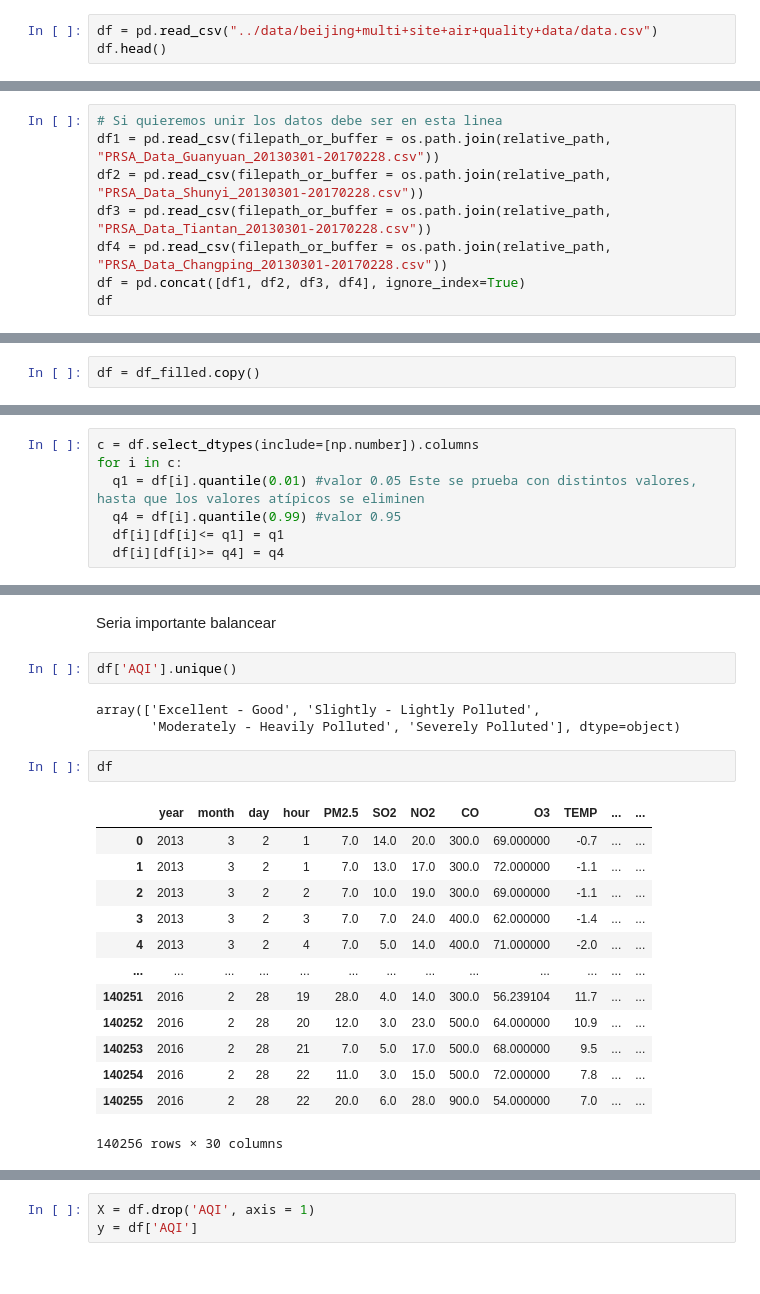
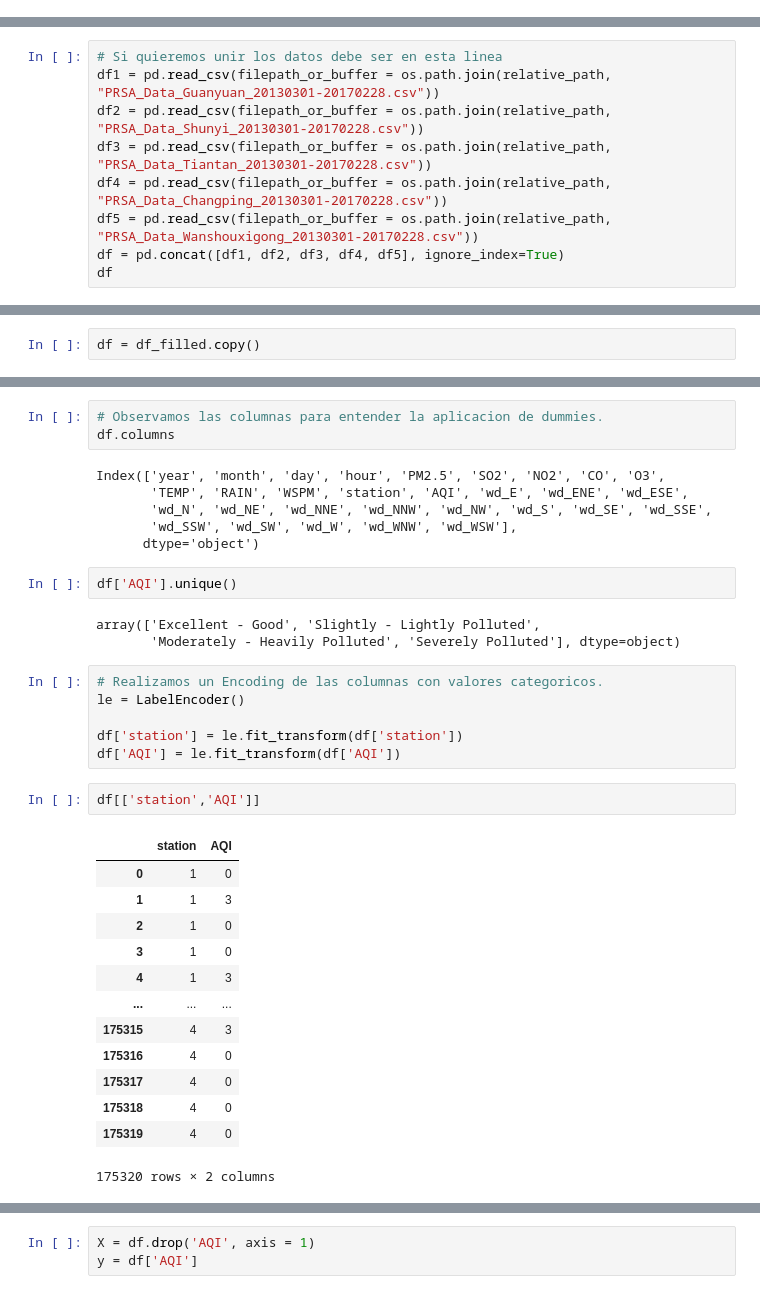
Before and after one commit to Afkerian/Beijing-Multi-Site-Air-Quality-Data-Data-Set, a Jupyter notebook: notebooks/analytics_ML_training.ipynb, the cells around one changed output, grey strips where cells are left out. Drawn from its saved outputs; the diff is of its cells as text.

```diff
--- a/notebooks/analytics_ML_training.ipynb
+++ b/notebooks/analytics_ML_training.ipynb
@@ -15,6 +46,3 @@ PRSA2017_Data_20130301-20170228.zip
 PRSA_Data_20130301-20170228/
 data.csv*
 test.csv*
-# %%
-df = pd.read_csv("../data/beijing+multi+site+air+quality+data/data.csv")
-df.head()
@@ -146,7 +149,8 @@ df1 = pd.read_csv(filepath_or_buffer = os.path.join(relative_path, "PRSA_Data_Gu
 df2 = pd.read_csv(filepath_or_buffer = os.path.join(relative_path, "PRSA_Data_Shunyi_20130301-20170228.csv"))
 df3 = pd.read_csv(filepath_or_buffer = os.path.join(relative_path, "PRSA_Data_Tiantan_20130301-20170228.csv"))
 df4 = pd.read_csv(filepath_or_buffer = os.path.join(relative_path, "PRSA_Data_Changping_20130301-20170228.csv"))
-df = pd.concat([df1, df2, df3, df4], ignore_index=True)
+df5 = pd.read_csv(filepath_or_buffer = os.path.join(relative_path, "PRSA_Data_Wanshouxigong_20130301-20170228.csv"))
+df = pd.concat([df1, df2, df3, df4, df5], ignore_index=True)
 df
 # %% [output]
 |  | No | year | month | day | hour | PM2.5 | PM10 | SO2 | NO2 | CO | O3 | ... |
@@ -475,7 +375,0 @@ plt.show()
-# %%
-c = df.select_dtypes(include=[np.number]).columns
-for i in c:
-  q1 = df[i].quantile(0.01) #valor 0.05 Este se prueba con distintos valores, hasta que los valores atípicos se eliminen
-  q4 = df[i].quantile(0.99) #valor 0.95
-  df[i][df[i]<= q1] = q1
-  df[i][df[i]>= q4] = q4
@@ -532,23 +376,36 @@ Name: count, dtype: int64
-# %% [markdown]
-Seria importante balancear
+# %%
+# Observamos las columnas para entender la aplicacion de dummies.
+df.columns
+# %% [output]
+Index(['year', 'month', 'day', 'hour', 'PM2.5', 'SO2', 'NO2', 'CO', 'O3',
+       'TEMP', 'RAIN', 'WSPM', 'station', 'AQI', 'wd_E', 'wd_ENE', 'wd_ESE',
+       'wd_N', 'wd_NE', 'wd_NNE', 'wd_NNW', 'wd_NW', 'wd_S', 'wd_SE', 'wd_SSE',
+       'wd_SSW', 'wd_SW', 'wd_W', 'wd_WNW', 'wd_WSW'],
+      dtype='object')
 # %%
 df['AQI'].unique()
 # %% [output]
 array(['Excellent - Good', 'Slightly - Lightly Polluted',
        'Moderately - Heavily Polluted', 'Severely Polluted'], dtype=object)
+# %%
+# Realizamos un Encoding de las columnas con valores categoricos.
+le = LabelEncoder()
+
+df['station'] = le.fit_transform(df['station'])
+df['AQI'] = le.fit_transform(df['AQI'])
 # %%
-df
+df[['station','AQI']]
 # %% [output]
-|  | year | month | day | hour | PM2.5 | SO2 | NO2 | CO | O3 | TEMP | ... | ... |
-| 0 | 2013 | 3 | 2 | 1 | 7.0 | 14.0 | 20.0 | 300.0 | 69.000000 | -0.7 | ... | ... |
-| 1 | 2013 | 3 | 2 | 1 | 7.0 | 13.0 | 17.0 | 300.0 | 72.000000 | -1.1 | ... | ... |
-| 2 | 2013 | 3 | 2 | 2 | 7.0 | 10.0 | 19.0 | 300.0 | 69.000000 | -1.1 | ... | ... |
-| 3 | 2013 | 3 | 2 | 3 | 7.0 | 7.0 | 24.0 | 400.0 | 62.000000 | -1.4 | ... | ... |
-| 4 | 2013 | 3 | 2 | 4 | 7.0 | 5.0 | 14.0 | 400.0 | 71.000000 | -2.0 | ... | ... |
-| ... | ... | ... | ... | ... | ... | ... | ... | ... | ... | ... | ... | ... |
-| 140251 | 2016 | 2 | 28 | 19 | 28.0 | 4.0 | 14.0 | 300.0 | 56.239104 | 11.7 | ... | ... |
-| 140252 | 2016 | 2 | 28 | 20 | 12.0 | 3.0 | 23.0 | 500.0 | 64.000000 | 10.9 | ... | ... |
-| 140253 | 2016 | 2 | 28 | 21 | 7.0 | 5.0 | 17.0 | 500.0 | 68.000000 | 9.5 | ... | ... |
-| 140254 | 2016 | 2 | 28 | 22 | 11.0 | 3.0 | 15.0 | 500.0 | 72.000000 | 7.8 | ... | ... |
-| 140255 | 2016 | 2 | 28 | 22 | 20.0 | 6.0 | 28.0 | 900.0 | 54.000000 | 7.0 | ... | ... |
+|  | station | AQI |
+| 0 | 1 | 0 |
+| 1 | 1 | 3 |
+| 2 | 1 | 0 |
+| 3 | 1 | 0 |
+| 4 | 1 | 3 |
+| ... | ... | ... |
+| 175315 | 4 | 3 |
+| 175316 | 4 | 0 |
+| 175317 | 4 | 0 |
+| 175318 | 4 | 0 |
+| 175319 | 4 | 0 |
-140256 rows × 30 columns
+175320 rows × 2 columns
```
Also changed, not shown: parts of 58 cells of this notebook, 3 other files.
